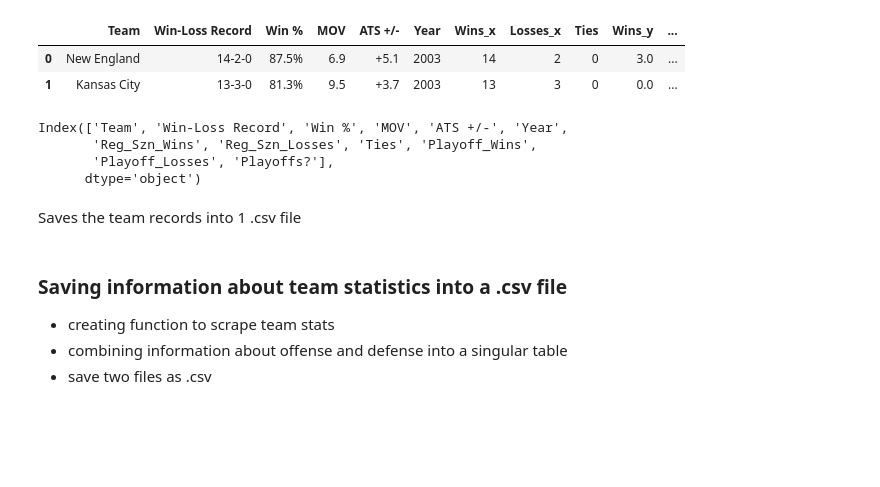
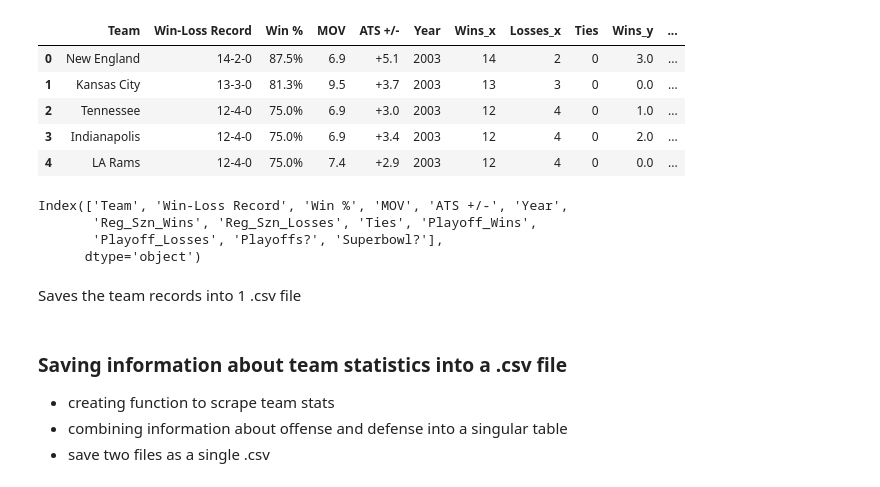
Before and after one commit to rajc90/NFL_TEAM_DATA, a Jupyter notebook: NFL_Data_Scraper.ipynb, the cells around one changed output. Cells and saved outputs as stored; diff of their text form; code cells hidden in the pictures; blank space fills up the shorter version.

```diff
--- a/NFL_Data_Scraper.ipynb
+++ b/NFL_Data_Scraper.ipynb
@@ -59,12 +62,17 @@ team_records = regular_seasonn_win_loss.merge(playoff_win_loss, how='left', on=[
 
 team_records = team_records.fillna(0)
 team_records["Playoffs?"] = pd.to_numeric(team_records["Wins_y"]) + pd.to_numeric(team_records["Losses_y"]) > 0
-# %%
-team_records.head(2)
-# %% [output]
-|  | Team | Win-Loss Record | Win % | MOV | ATS +/- | Year | Wins_x | Losses_x | Ties | Wins_y | ... |
-| 0 | New England | 14-2-0 | 87.5% | 6.9 | +5.1 | 2003 | 14 | 2 | 0 | 3.0 | ... |
-| 1 | Kansas City | 13-3-0 | 81.3% | 9.5 | +3.7 | 2003 | 13 | 3 | 0 | 0.0 | ... |
+# %%
+team_records['Superbowl?'] = False
+team_records.loc[(team_records['Playoffs?']) & (team_records['Losses_y'] == 0.0), 'Superbowl?'] = True
+team_records.head(5)
+# %% [output]
+|  | Team | Win-Loss Record | Win % | MOV | ATS +/- | Year | Wins_x | Losses_x | Ties | Wins_y | ... |
+| 0 | New England | 14-2-0 | 87.5% | 6.9 | +5.1 | 2003 | 14 | 2 | 0 | 3.0 | ... |
+| 1 | Kansas City | 13-3-0 | 81.3% | 9.5 | +3.7 | 2003 | 13 | 3 | 0 | 0.0 | ... |
+| 2 | Tennessee | 12-4-0 | 75.0% | 6.9 | +3.0 | 2003 | 12 | 4 | 0 | 1.0 | ... |
+| 3 | Indianapolis | 12-4-0 | 75.0% | 6.9 | +3.4 | 2003 | 12 | 4 | 0 | 2.0 | ... |
+| 4 | LA Rams | 12-4-0 | 75.0% | 7.4 | +2.9 | 2003 | 12 | 4 | 0 | 0.0 | ... |
 # %%
 new_columns = {}
 for column in team_records.columns:
@@ -78,7 +86,7 @@ team_records.columns
 # %% [output]
 Index(['Team', 'Win-Loss Record', 'Win %', 'MOV', 'ATS +/-', 'Year',
        'Reg_Szn_Wins', 'Reg_Szn_Losses', 'Ties', 'Playoff_Wins',
-       'Playoff_Losses', 'Playoffs?'],
+       'Playoff_Losses', 'Playoffs?', 'Superbowl?'],
       dtype='object')
 # %% [markdown]
 Saves the team records into 1 .csv file
@@ -88,7 +96,7 @@ team_records.to_csv("C:/Users/rchap/Git/NFL_TEAM_DATA/NFL_Team_Records.csv", ind
 ### Saving information about team statistics into a .csv file
 - creating function to scrape team stats
 - combining information about offense and defense into a singular table
-- save two files as .csv
+- save two files as a single .csv
 # %%
 def collect_team_stats(key):
     if len(key) > 2:
```
Also changed, not shown: parts of 15 cells of this notebook, 1 other file.
